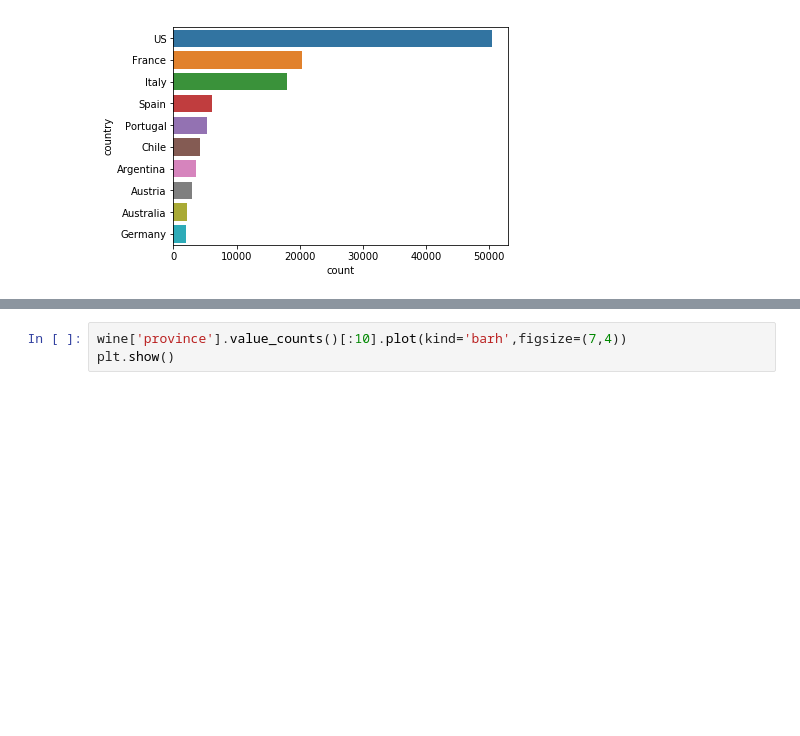
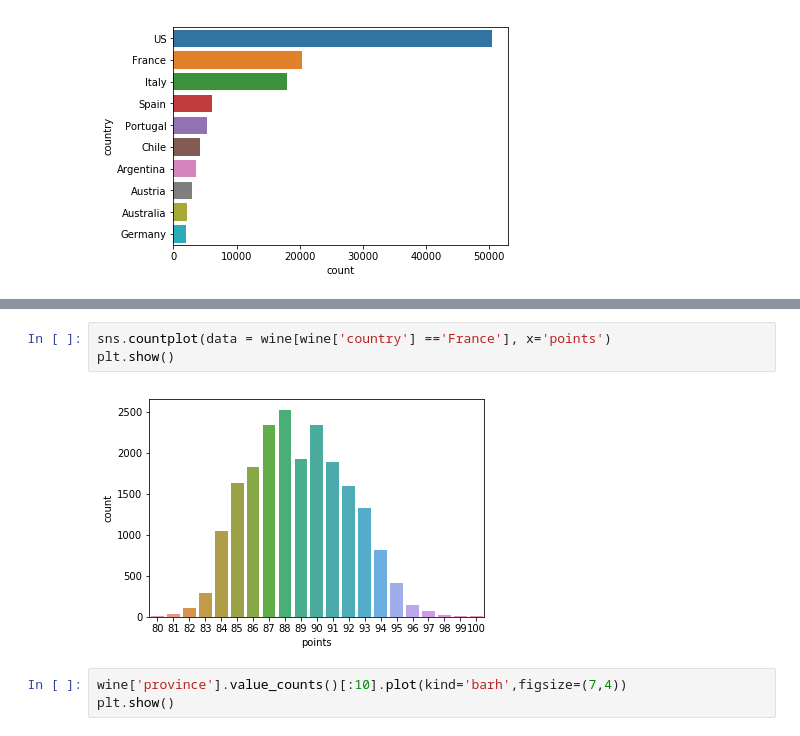
Before and after one commit to BLouie2/GA-ClassProjects, a Jupyter notebook: Wine - Final Project.ipynb, the cells around one changed output, grey strips where cells are left out. Drawn from its saved outputs; the diff is of its cells as text; blank space fills up the shorter version.

```diff
--- a/Wine - Final Project.ipynb
+++ b/Wine - Final Project.ipynb
@@ -85,3 +99,8 @@ ax = sns.countplot(y='country', data = df, order= wine['country'].value_counts()
+# %%
+sns.countplot(data = wine[wine['country'] =='France'], x='points')
+plt.show()
+# %% [output]
+[figure, added]
 # %%
 wine['province'].value_counts()[:10].plot(kind='barh',figsize=(7,4))
 plt.show()
```
Also changed, not shown: parts of 14 cells of this notebook.
